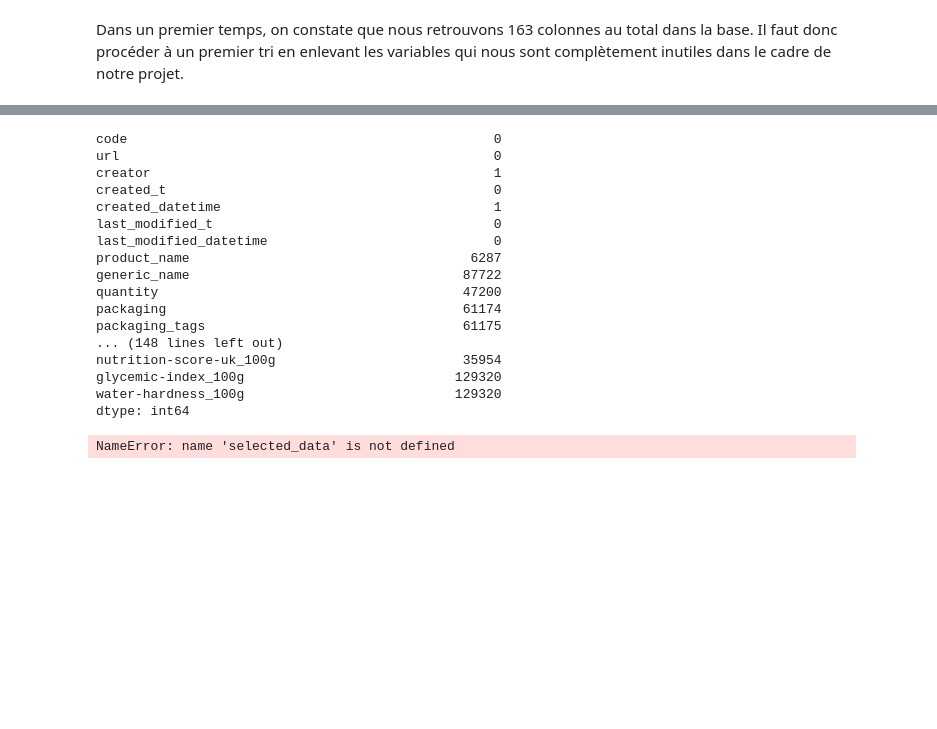
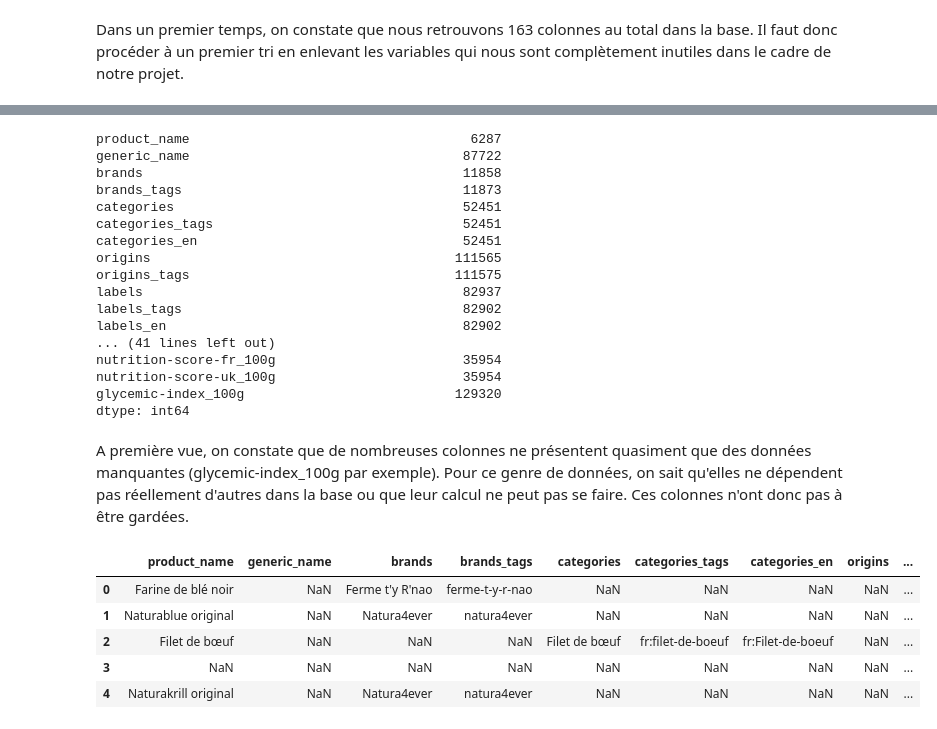
Before and after one commit to MrRachidK/Brief-5-Rachid-Karbiche, a Jupyter notebook: notebook/check_data.ipynb, the cells around one changed output, grey strips where cells are left out. Cells and saved outputs as stored; diff of their text form; code cells hidden in the pictures; blank space fills up the shorter version.

```diff
--- a/notebook/check_data.ipynb
+++ b/notebook/check_data.ipynb
@@ -78,33 +87,31 @@ Après observation de ces différentes colonnes, on constate que beaucoup sont d
 # %%
-random_food_data.isnull().sum(axis = 0)
+selected_french_food_data.isnull().sum(axis = 0)
 # %% [output]
-code                                               0
-url                                                0
-creator                                            1
-created_t                                          0
-created_datetime                                   1
-last_modified_t                                    0
-last_modified_datetime                             0
 product_name                                    6287
 generic_name                                   87722
-quantity                                       47200
-packaging                                      61174
-packaging_tags                                 61175
-... (148 lines left out)
+brands                                         11858
+brands_tags                                    11873
+categories                                     52451
+categories_tags                                52451
+categories_en                                  52451
+origins                                       111565
+origins_tags                                  111575
+labels                                         82937
+labels_tags                                    82902
+labels_en                                      82902
+... (41 lines left out)
+nutrition-score-fr_100g                        35954
 nutrition-score-uk_100g                        35954
 glycemic-index_100g                           129320
-water-hardness_100g                           129320
 dtype: int64
-# %%
-selected_data_corr = selected_data.corr()
-f,ax=plt.subplots(figsize=(10,7))
-sns.heatmap(selected_data_corr, cmap='viridis')
-plt.title("Correlation between features",
-          weight='bold',
-          fontsize=18)
-plt.xticks(weight='bold')
-plt.yticks(weight='bold')
-
-plt.show()
-# %% [output]
-NameError: name 'selected_data' is not defined
+# %% [markdown]
+A première vue, on constate que de nombreuses colonnes ne présentent quasiment que des données manquantes (glycemic-index_100g par exemple). Pour ce genre de données, on sait qu'elles ne dépendent pas réellement d'autres dans la base ou que leur calcul ne peut pas se faire. Ces colonnes n'ont donc pas à être gardées.
+# %%
+selected_french_food_data.head()
+# %% [output]
+|  | product_name | generic_name | brands | brands_tags | categories | categories_tags | categories_en | origins | ... |
+| 0 | Farine de blé noir | NaN | Ferme t'y R'nao | ferme-t-y-r-nao | NaN | NaN | NaN | NaN | ... |
+| 1 | Naturablue original | NaN | Natura4ever | natura4ever | NaN | NaN | NaN | NaN | ... |
+| 2 | Filet de bœuf | NaN | NaN | NaN | Filet de bœuf | fr:filet-de-boeuf | fr:Filet-de-boeuf | NaN | ... |
+| 3 | NaN | NaN | NaN | NaN | NaN | NaN | NaN | NaN | ... |
+| 4 | Naturakrill original | NaN | Natura4ever | natura4ever | NaN | NaN | NaN | NaN | ... |
```
Also changed, not shown: parts of 15 cells of this notebook.
